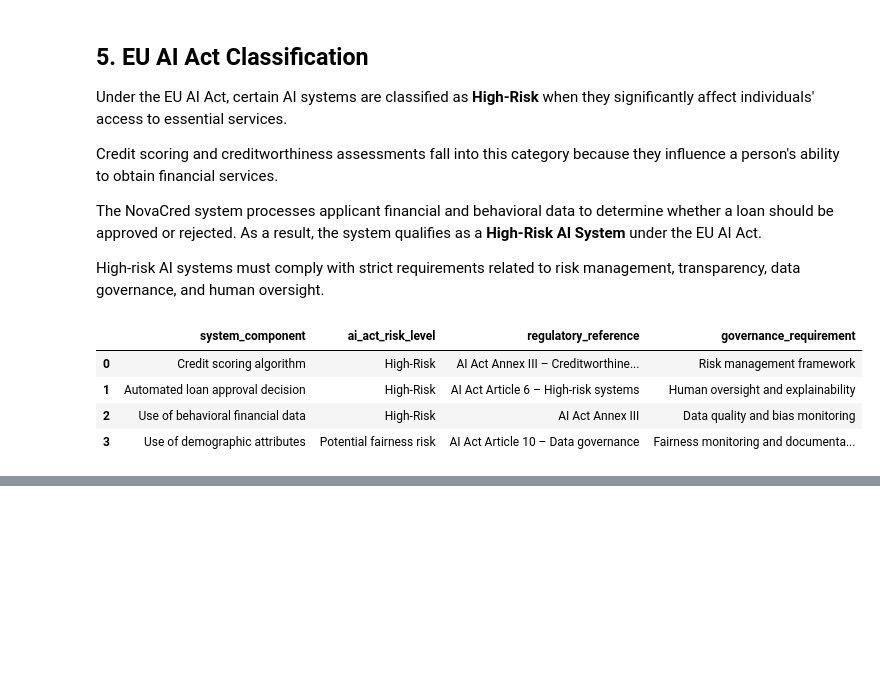
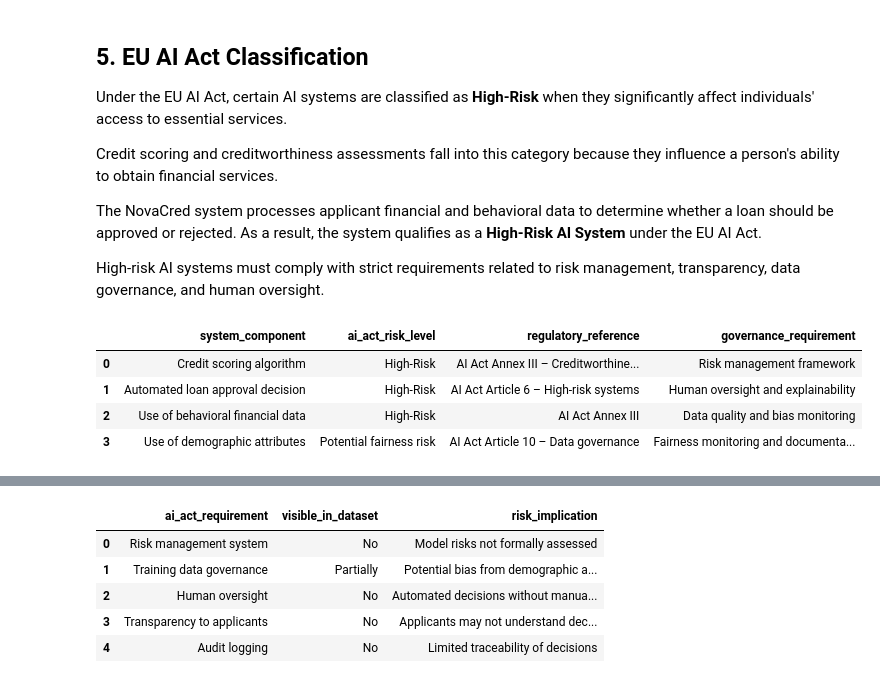
Before and after one commit to jmroque7/dego-project-team-14-TXB, a Jupyter notebook: Notebooks/03-privacy-demo.ipynb, the cells around one changed output, grey strips where cells are left out. Saved outputs shown, nothing was run; the diff lists cells and outputs as text; code cells hidden in the pictures; blank space fills up the shorter version.

```diff
--- a/Notebooks/03-privacy-demo.ipynb
+++ b/Notebooks/03-privacy-demo.ipynb
@@ -652,0 +665,33 @@ ai_act_classification
+# %%
+ai_governance_gap = pd.DataFrame({
+    "ai_act_requirement": [
+        "Risk management system",
+        "Training data governance",
+        "Human oversight",
+        "Transparency to applicants",
+        "Audit logging"
+    ],
+    "visible_in_dataset": [
+        "No",
+        "Partially",
+        "No",
+        "No",
+        "No"
+    ],
+    "risk_implication": [
+        "Model risks not formally assessed",
+        "Potential bias from demographic attributes",
+        "Automated decisions without manual review",
+        "Applicants may not understand decision logic",
+        "Limited traceability of decisions"
+    ]
+})
+
+ai_governance_gap
+# %% [output]
+|  | ai_act_requirement | visible_in_dataset | risk_implication |
+| 0 | Risk management system | No | Model risks not formally assessed |
+| 1 | Training data governance | Partially | Potential bias from demographic a... |
+| 2 | Human oversight | No | Automated decisions without manua... |
+| 3 | Transparency to applicants | No | Applicants may not understand dec... |
+| 4 | Audit logging | No | Limited traceability of decisions |
```
Also changed, not shown: parts of 3 cells of this notebook.
